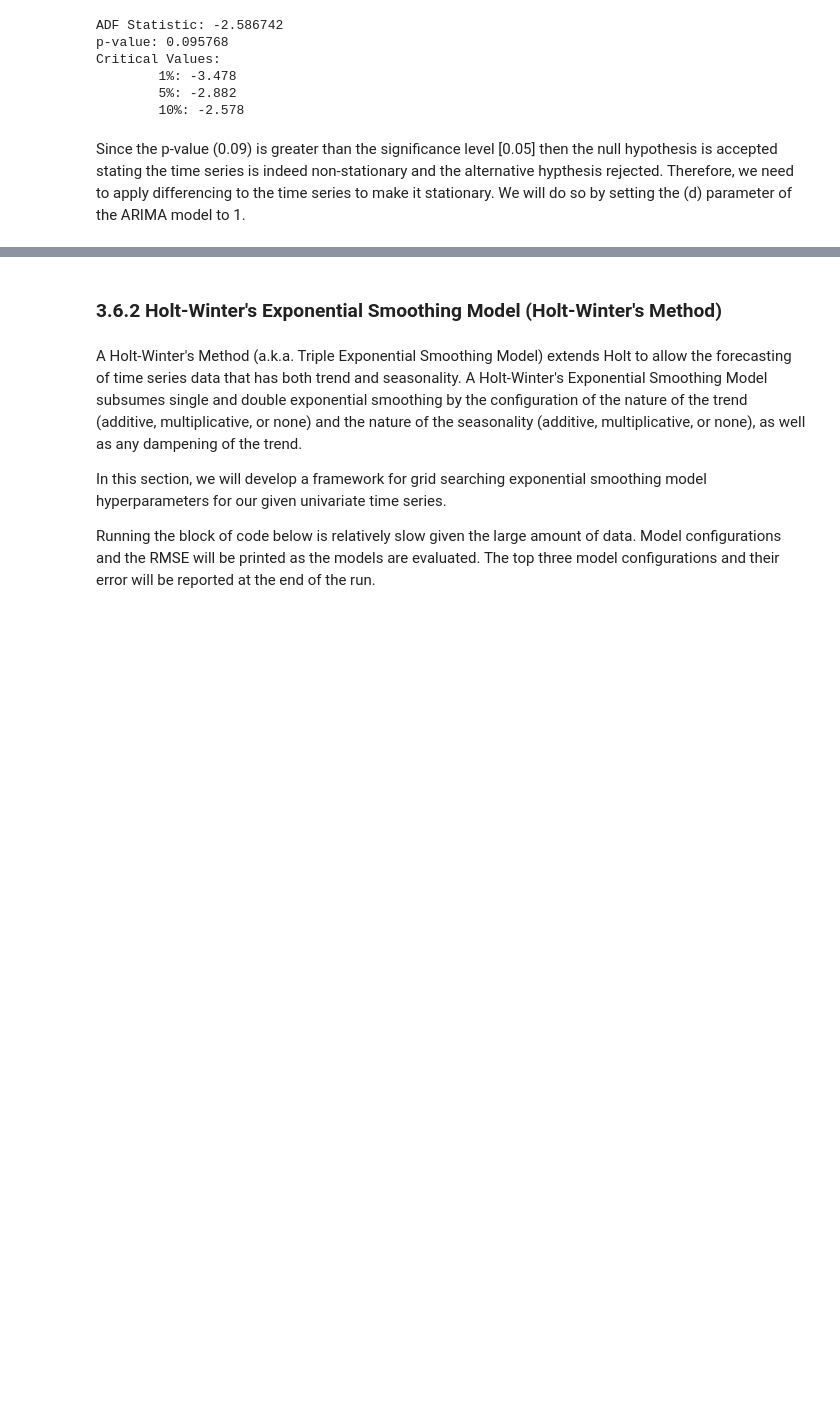
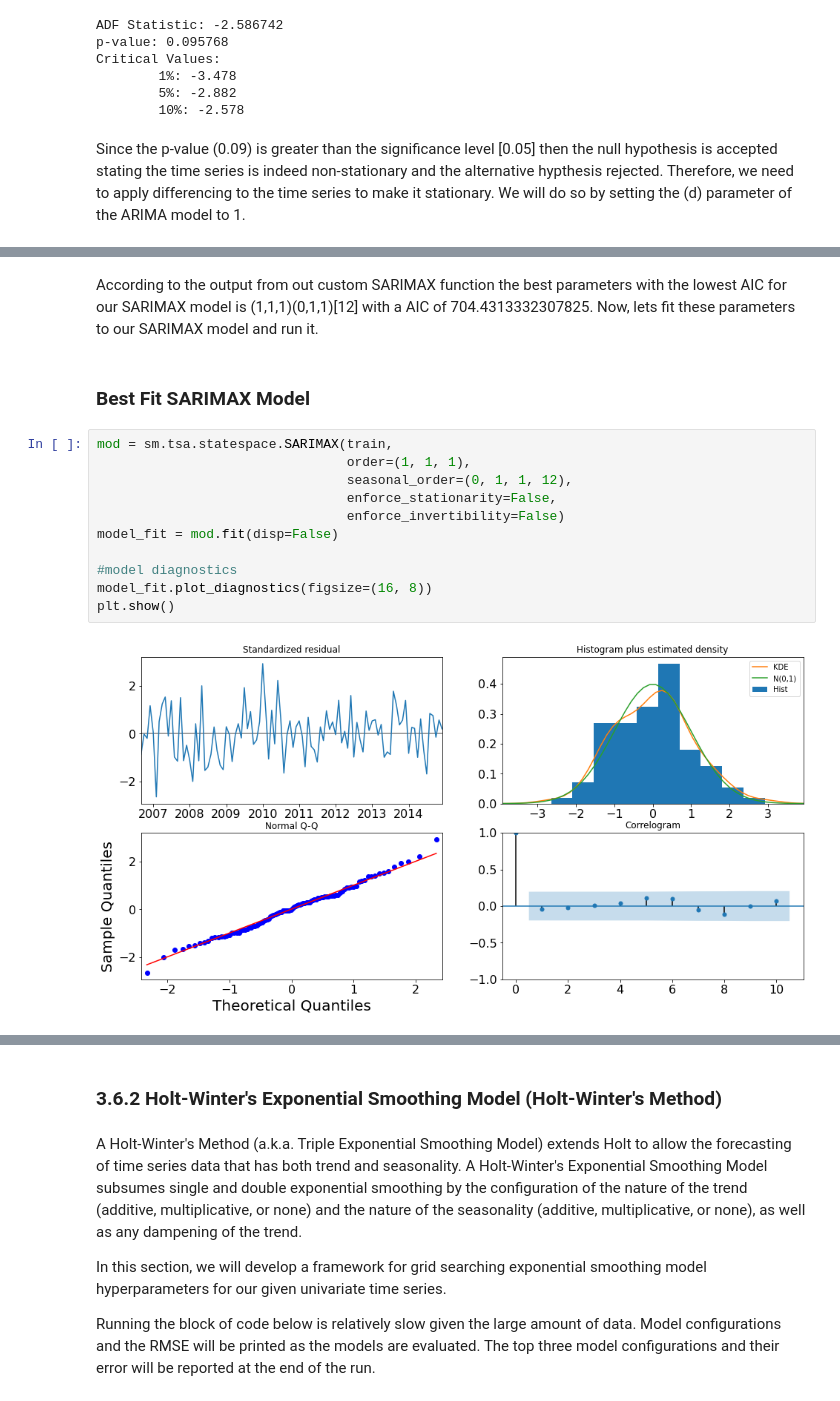
Before and after one commit to martell-n-tardy/Forecasting-with-a-Time-Series-Model-using-Python, a Jupyter notebook: notebooks/Preprocessing & Training.ipynb, the cells around one changed output, grey strips where cells are left out. Drawn from its saved outputs; the diff is of its cells as text; blank space fills up the shorter version.

```diff
--- a/notebooks/Preprocessing & Training.ipynb
+++ b/notebooks/Preprocessing & Training.ipynb
@@ -158,0 +213,17 @@ From the above output we can see that there are 107 observations within the trai
+# %% [markdown]
+According to the output from out custom SARIMAX function the best parameters with the lowest AIC for our SARIMAX model is (1,1,1)(0,1,1)[12] with a AIC of 704.4313332307825. Now, lets fit these parameters to our SARIMAX model and run it.
+# %% [markdown]
+### Best Fit SARIMAX Model
+# %%
+mod = sm.tsa.statespace.SARIMAX(train,
+                                order=(1, 1, 1),
+                                seasonal_order=(0, 1, 1, 12),
+                                enforce_stationarity=False,
+                                enforce_invertibility=False)
+model_fit = mod.fit(disp=False)
+
+#model diagnostics
+model_fit.plot_diagnostics(figsize=(16, 8))
+plt.show()
+# %% [output]
+[figure, added]
```
Also changed, not shown: parts of 26 cells of this notebook.
